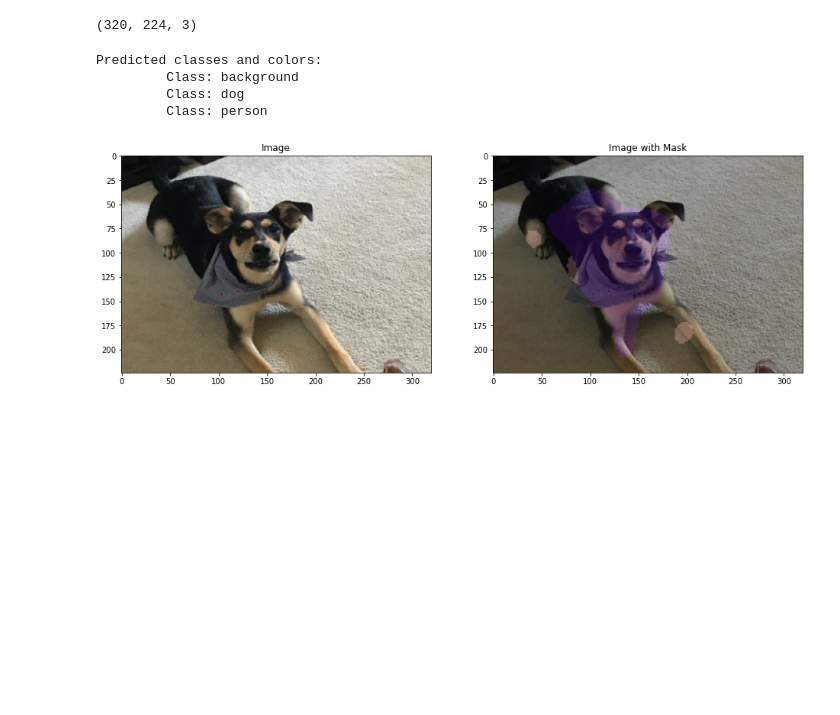
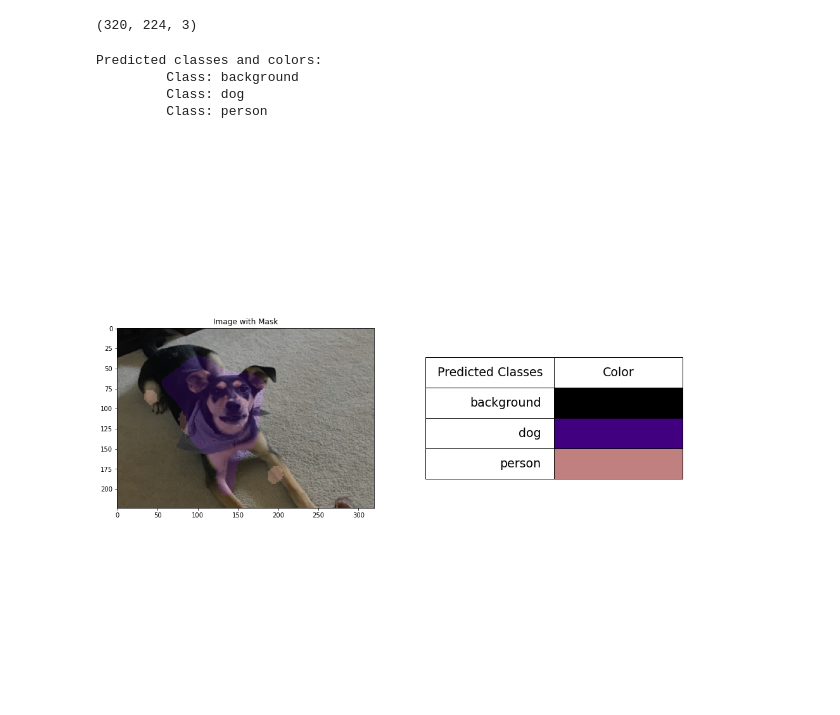
Before and after one commit to EnriqueNueve/ResNetFCN, a Jupyter notebook: Inference.ipynb, the cells around one changed output. Saved outputs shown, nothing was run; the diff lists cells and outputs as text; code cells hidden in the pictures; blank space fills up the shorter version.

```diff
--- a/Inference.ipynb
+++ b/Inference.ipynb
@@ -148,35 +148,52 @@ yh_mask, color_mask, classes_found, colors = model(test_pic, color_img=True)
 # %% [output]
 (320, 224, 3)
 # %%
+def rgb_to_hex(c):
+    hex_col = '#%02x%02x%02x' % (c[0],c[1],c[2])
+    return hex_col
+
 def plotImgMask(pic_path, color_mask, classes_found, colors):
+    # Check predicted unique classes
+    print("Predicted classes and colors:")
+    labels = []
+    for i, c in enumerate(classes_found):
+        labels.append(color(c, fore=colors[i], back=(255, 255, 255)))
+        print("\t Class: " + color(c, fore=colors[i], back=(255, 255, 255)))
+
     test_pic = Image.open(pic_path)
     test_pic = test_pic.resize((320,224))
     test_pic = np.array(test_pic)
 
     fig=plt.figure(figsize=(16, 16))
     columns = 2
     rows = 1
     for i in range(1, columns*rows +1):
         fig.add_subplot(rows, columns, i)
-        if i == 1:
-            img = test_pic
-            img = Image.fromarray(img,'RGB')
-            plt.imshow(np.array(img))
-            plt.title('Image')
-        elif i == 2:
+        if i == 2:
+            table_columns = ["Predicted Classes", "Color"]
+            table_rows = classes_found
+            cell_text = [[clas," "] for clas in classes_found]
+            # Add a table at the bottom of the axes
+            table_colors = []
+            for k, c in enumerate(colors):
+                table_colors.append(["w", rgb_to_hex(c)])
+            table_plot = plt.table(cellText=cell_text,cellColours=table_colors,
+                                 colLabels=table_columns,loc='center',fontsize='medium')
+            table_plot.set_fontsize(34)
+            table_plot.scale(1, 4)
+            plt.axis('tight')
+            plt.axis('off')
+        elif i == 1:
             plt.imshow(test_pic)
             plt.imshow(np.transpose(color_mask, (1,0,2)), alpha=0.3)
             plt.title('Image with Mask')
 
-    # Check predicted unique classes
-    print("Predicted classes and colors:")
-    for i, c in enumerate(classes_found):
-        print("\t Class: " + color(c, fore=colors[i], back=(255, 255, 255)))
+    fig.savefig('pred_img_mask.jpg')
 
 plotImgMask(pic_path, color_mask, classes_found, colors)
 # %% [output]
 Predicted classes and colors:
          Class: background
          Class: dog
          Class: person
-[figure, old version]
+[figure, new version]
```
Also changed, not shown: 1 other file.
